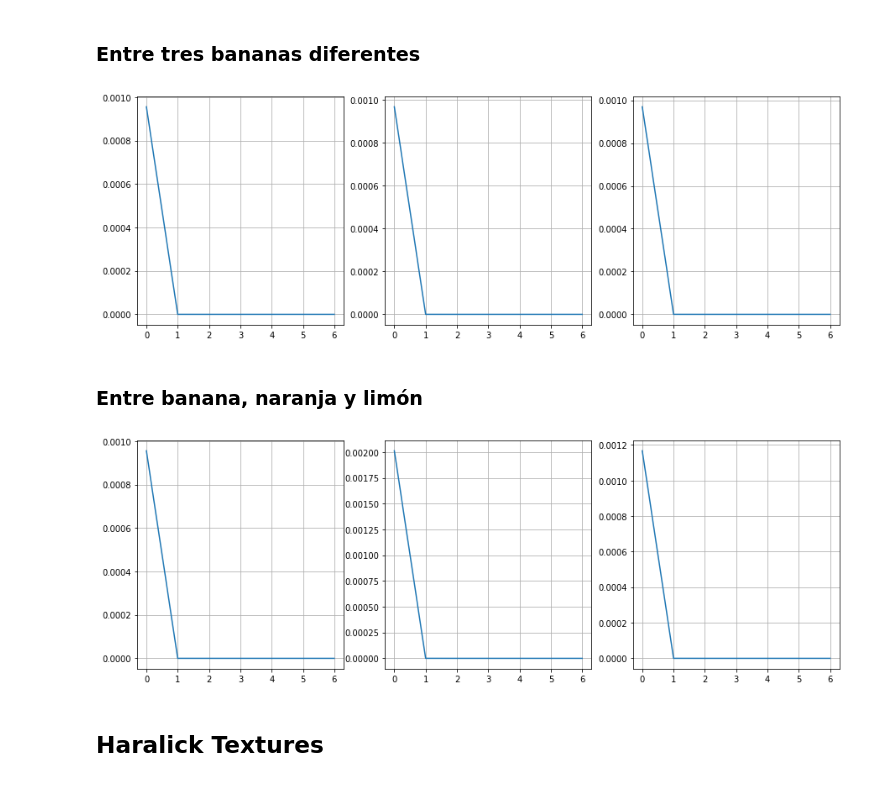
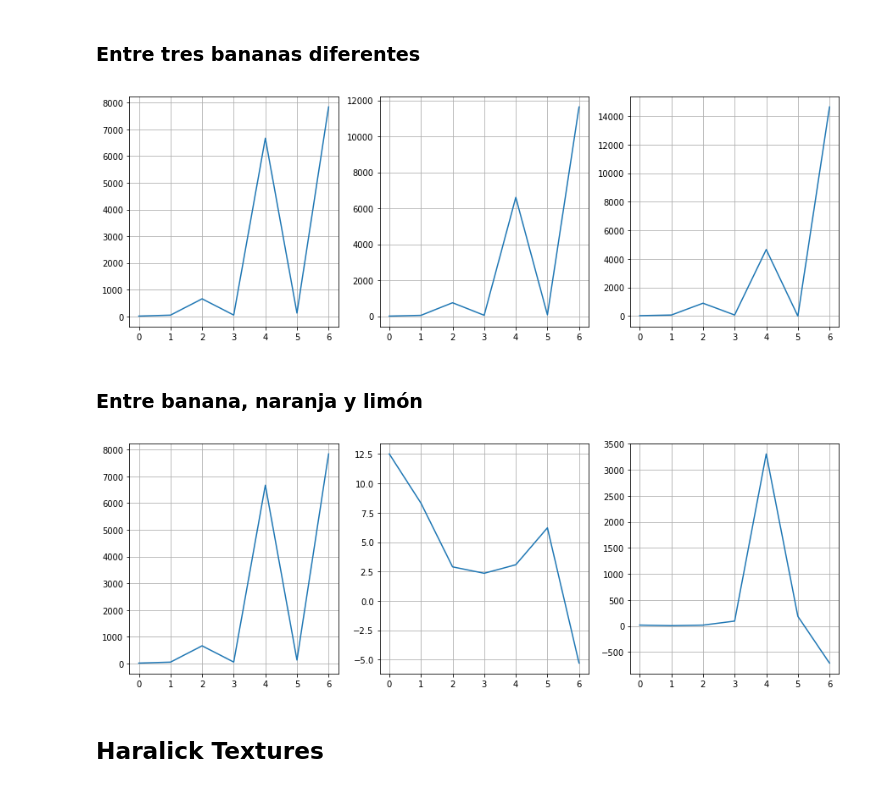
Before and after one commit to gonzafernan/fruit-classifier, a Jupyter notebook: 04-extraccion.ipynb, the cells around one changed output. Saved outputs shown, nothing was run; the diff lists cells and outputs as text; code cells hidden in the pictures.

```diff
--- a/04-extraccion.ipynb
+++ b/04-extraccion.ipynb
@@ -93,12 +93,15 @@ lemon = io.ImageCollection('./data/lemon/*.png:./data/lemon/*.jpg')
 
 banana_gray = []
 banana_n = []
+banana_edge = []
 
 orange_gray = []
 orange_n = []
+orange_edge = []
 
 lemon_gray = []
 lemon_n = []
+lemon_edge = []
 
 i = 0
 for i in range(0, len(banana)-1):
@@ -106,6 +109,7 @@ for i in range(0, len(banana)-1):
     #aux = imgClean(aux, mode='cv')
     banana_n.append(aux)
     banana_gray.append(img2gray(banana_n[i], mode='cv'))
+    banana_edge.append(imgEdge(banana_gray[i]))
 
 i = 0
 for i in range(0, len(orange)-1):
@@ -113,6 +117,7 @@ for i in range(0, len(orange)-1):
     #aux = imgClean(aux, mode='cv')
     orange_n.append(aux)
     orange_gray.append(img2gray(orange_n[i], mode='cv'))
+    orange_edge.append(imgEdge(orange_gray[i]))
 
 i = 0
 for i in range(0, len(lemon)-1):
@@ -120,6 +125,7 @@ for i in range(0, len(lemon)-1):
     #aux = imgClean(aux, mode='cv')
     lemon_n.append(aux)
     lemon_gray.append(img2gray(lemon_n[i], mode='cv'))
+    lemon_edge.append(imgEdge(lemon_gray[i]))
 # %% [markdown]
 ## Histograma de Gradientes Orientados (HOG)
 # %% [markdown]
@@ -152,27 +183,27 @@ def hu_moments(image):
 # %% [markdown]
 ### Entre tres bananas diferentes
 # %%
-b1_fhm = hu_moments(banana_gray[0])
-b2_fhm = hu_moments(banana_gray[1])
-b3_fhm = hu_moments(banana_gray[2])
+b1_fhm = hu_moments(banana_edge[0])
+b2_fhm = hu_moments(banana_edge[1])
+b3_fhm = hu_moments(banana_edge[2])
 
 f, (ax0, ax1, ax2) = plt.subplots(1, 3, figsize=(15, 5))
 
 ax0.plot(b1_fhm)
 ax1.plot(b2_fhm)
 ax2.plot(b3_fhm)
 
 ax0.grid(True)
 ax1.grid(True)
 ax2.grid(True)
 # %% [output]
-[figure, old version]
+[figure, new version]
 # %% [markdown]
 ### Entre banana, naranja y limón
 # %%
-b_fhm = hu_moments(banana_gray[0])
-o_fhm = hu_moments(orange_gray[0])
-l_fhm = hu_moments(lemon_gray[0])
+b_fhm = hu_moments(banana_edge[0])
+o_fhm = hu_moments(orange_edge[0])
+l_fhm = hu_moments(lemon_edge[0])
 
 f, (ax0, ax1, ax2) = plt.subplots(1, 3, figsize=(15, 5))
 
@@ -184,7 +215,7 @@ ax0.grid(True)
 ax1.grid(True)
 ax2.grid(True)
 # %% [output]
-[figure, old version]
+[figure, new version]
 # %% [markdown]
 ## Haralick Textures
 # %% [markdown]
```
Also changed, not shown: parts of 18 cells of this notebook, 39 other files.
